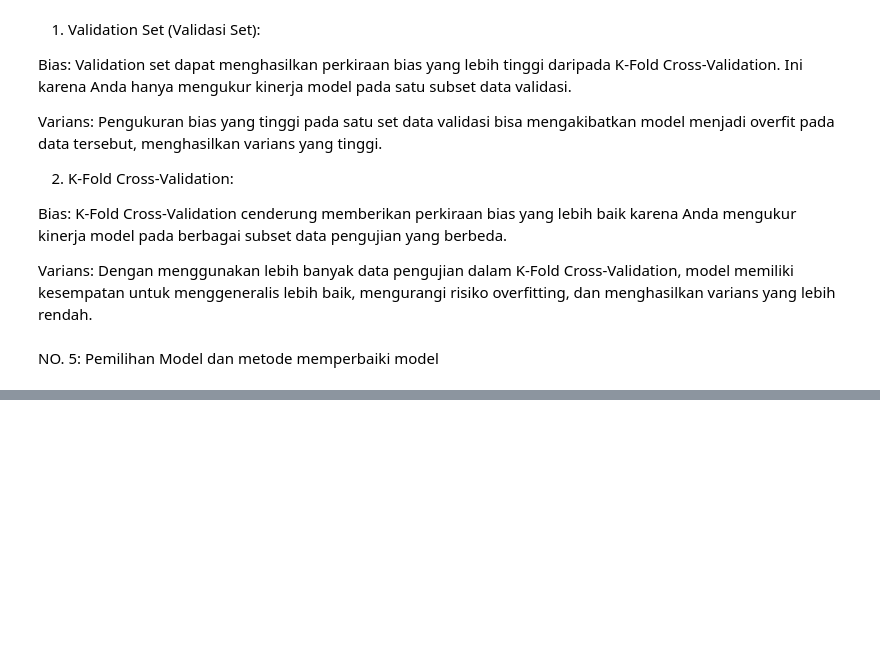
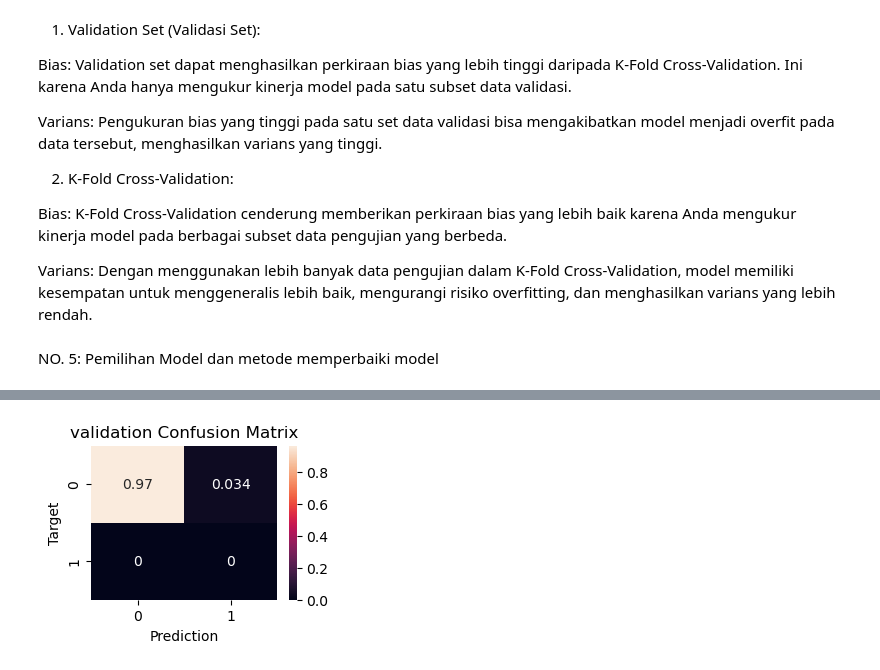
Before and after one commit to alfredwisana/machine_learning, a Jupyter notebook: logistic regression UTS ml.ipynb, the cells around one changed output, grey strips where cells are left out. Cells and saved outputs as stored; diff of their text form; code cells hidden in the pictures; blank space fills up the shorter version.

```diff
--- a/logistic regression UTS ml.ipynb
+++ b/logistic regression UTS ml.ipynb
@@ -300,0 +357,5 @@ NO. 5: Pemilihan Model dan metode memperbaiki model
+# %%
+QDA = QuadraticDiscriminantAnalysis()
+# %%
+QDA.fit(X_train,y_train)
+QDA_y_pred_val = QDA.predict(X_val)
@@ -300,0 +374,9 @@ NO. 5: Pemilihan Model dan metode memperbaiki model
+# %%
+cf = confusion_matrix(y_val, QDA_y_pred_val, normalize='true')
+plt.figure(figsize=(3,2))
+sns.heatmap(cf, annot=True)
+plt.xlabel('Prediction')
+plt.ylabel('Target')
+plt.title('{} Confusion Matrix'.format('validation'));
+# %% [output]
+[figure, added]
```
Also changed, not shown: parts of 25 cells of this notebook.
